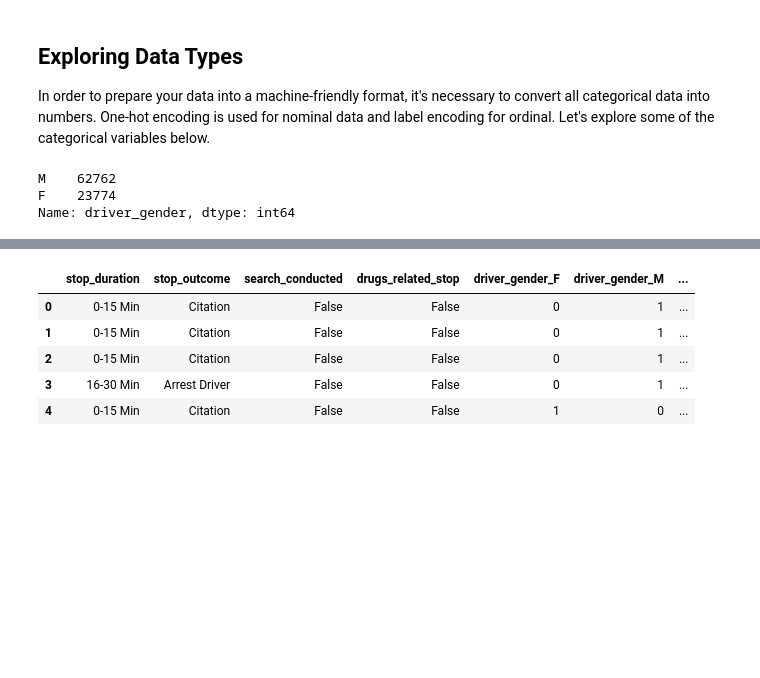
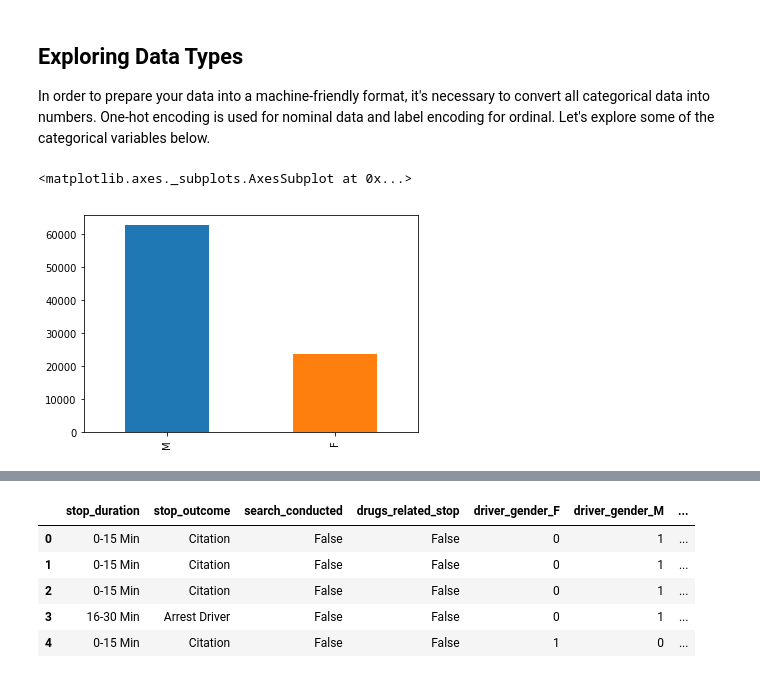
Before and after one commit to Bobwu1/Python-Bootcamp-SLC, a Jupyter notebook: Python Bootcamp March 23rd 2019.ipynb, the cells around one changed output, grey strips where cells are left out. Drawn from its saved outputs; the diff is of its cells as text; code cells hidden in the pictures; blank space fills up the shorter version.

```diff
--- a/Python Bootcamp March 23rd 2019.ipynb
+++ b/Python Bootcamp March 23rd 2019.ipynb
@@ -31,8 +30,8 @@ from sklearn.ensemble import RandomForestClassifier, RandomForestRegressor
 ### Importing Dataset
 Source : Online Policing Project
 # %%
-ri=pd.read_excel("Rhode Island Traffic Stops.xlsx")
-ri.head()
+df=pd.read_excel("Rhode Island Traffic Stops.xlsx")
+df.head()
 # %% [output]
 |  | state | stop_date | stop_time | county_name | driver_gender | driver_race | violation_raw | violation | ... |
 | 0 | RI | 2005-01-04 | 12:55 | NaN | M | White | Equipment/Inspection Violation | Equipment | ... |
@@ -45,9 +44,8 @@ ri.head()
 
 In order to prepare your data into a machine-friendly format, it's necessary to convert all categorical data into numbers. One-hot encoding is used for nominal data and label encoding for ordinal. Let's explore some of the categorical variables below.
 # %%
-ri['driver_gender'].value_counts() #counts frequency
+df['driver_gender'].value_counts().plot.bar() #counts frequency
 # %% [output]
-M    62762
-F    23774
-Name: driver_gender, dtype: int64
+<matplotlib.axes._subplots.AxesSubplot at 0x...>
+[figure, added]
 # %%
```
Also changed, not shown: parts of 39 cells of this notebook.
